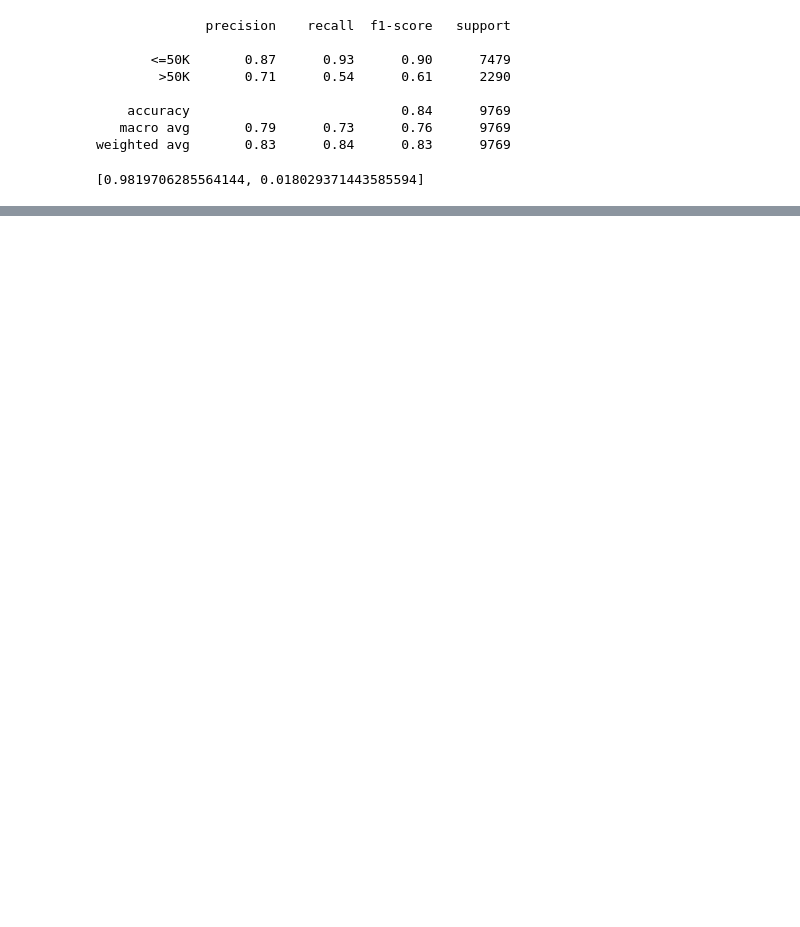
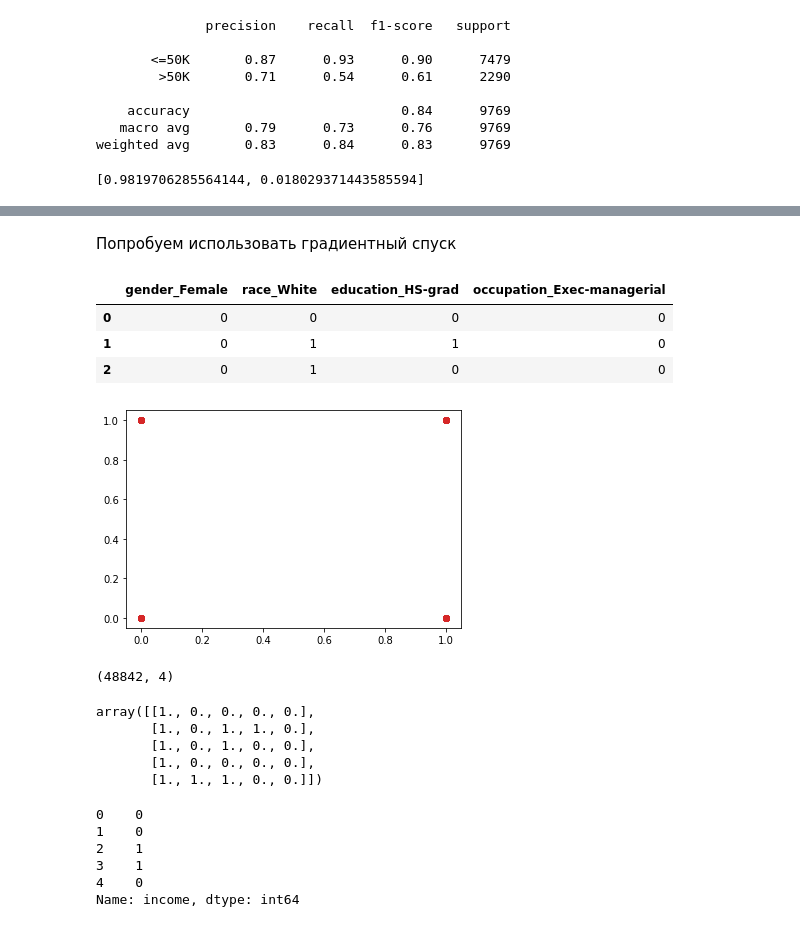
Before and after one commit to levprltsk/Python-Netology-HWs, a Jupyter notebook: HW - Linear methods, logistic regression, SVM.ipynb, the cells around one changed output, grey strips where cells are left out. Cells and saved outputs as stored; diff of their text form; code cells hidden in the pictures; blank space fills up the shorter version.

```diff
--- a/HW - Linear methods, logistic regression, SVM.ipynb
+++ b/HW - Linear methods, logistic regression, SVM.ipynb
@@ -154,3 +166,6 @@ y_pred_proba = model.predict_proba(X_test).tolist()
 y_pred_proba[0]
 # %% [output]
 [0.9819706285564144, 0.018029371443585594]
+# %%
+data.income[data.income == '<=50K'] = 0
+data.income[data.income == '>50K'] = 1
@@ -156,0 +180,44 @@ y_pred_proba[0]
+# %% [markdown]
+Попробуем использовать градиентный спуск
+# %%
+y=data.income
+x=X_dummies[['gender_Female','race_White','education_HS-grad','occupation_Exec-managerial']]
+x.head(3)
+# %% [output]
+|  | gender_Female | race_White | education_HS-grad | occupation_Exec-managerial |
+| 0 | 0 | 0 | 0 | 0 |
+| 1 | 0 | 1 | 1 | 0 |
+| 2 | 0 | 1 | 0 | 0 |
+# %%
+pylab.plot(x, y, 'o')
+pylab.show()
+# %% [output]
+[figure, added]
+# %%
+# размер данных
+
+m, n = np.shape(x)
+m, n
+# %% [output]
+(48842, 4)
+# %%
+# преобразуем x к следующему виду
+x = np.c_[ np.ones(m), x]
+x[:5]
+# %% [output]
+array([[1., 0., 0., 0., 0.],
+       [1., 0., 1., 1., 0.],
+       [1., 0., 1., 0., 0.],
+       [1., 0., 0., 0., 0.],
+       [1., 1., 1., 0., 0.]])
+# %%
+# y лист значений
+y=y.astype('int')
+y[:5]
+# %% [output]
+0    0
+1    0
+2    1
+3    1
+4    0
+Name: income, dtype: int64
```
Also changed, not shown: parts of 16 cells of this notebook.
